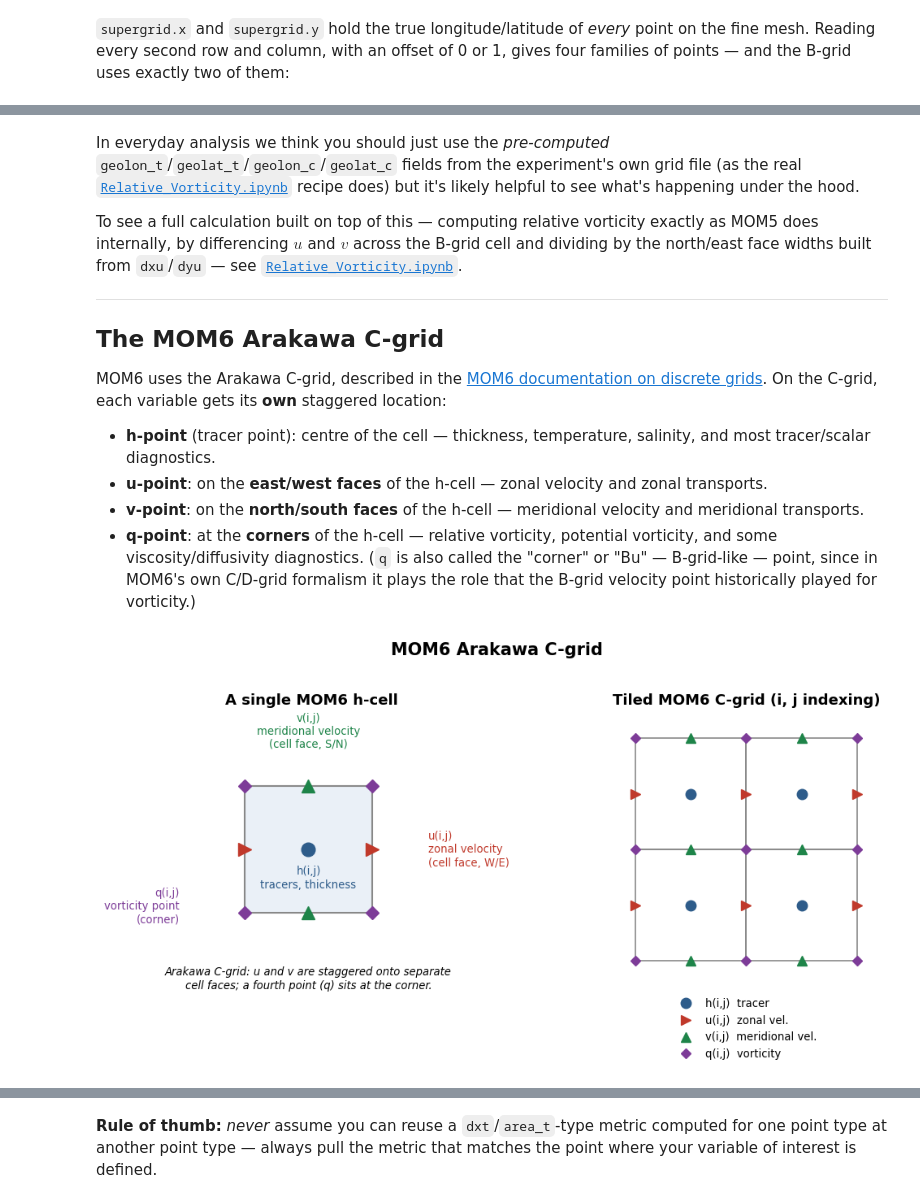
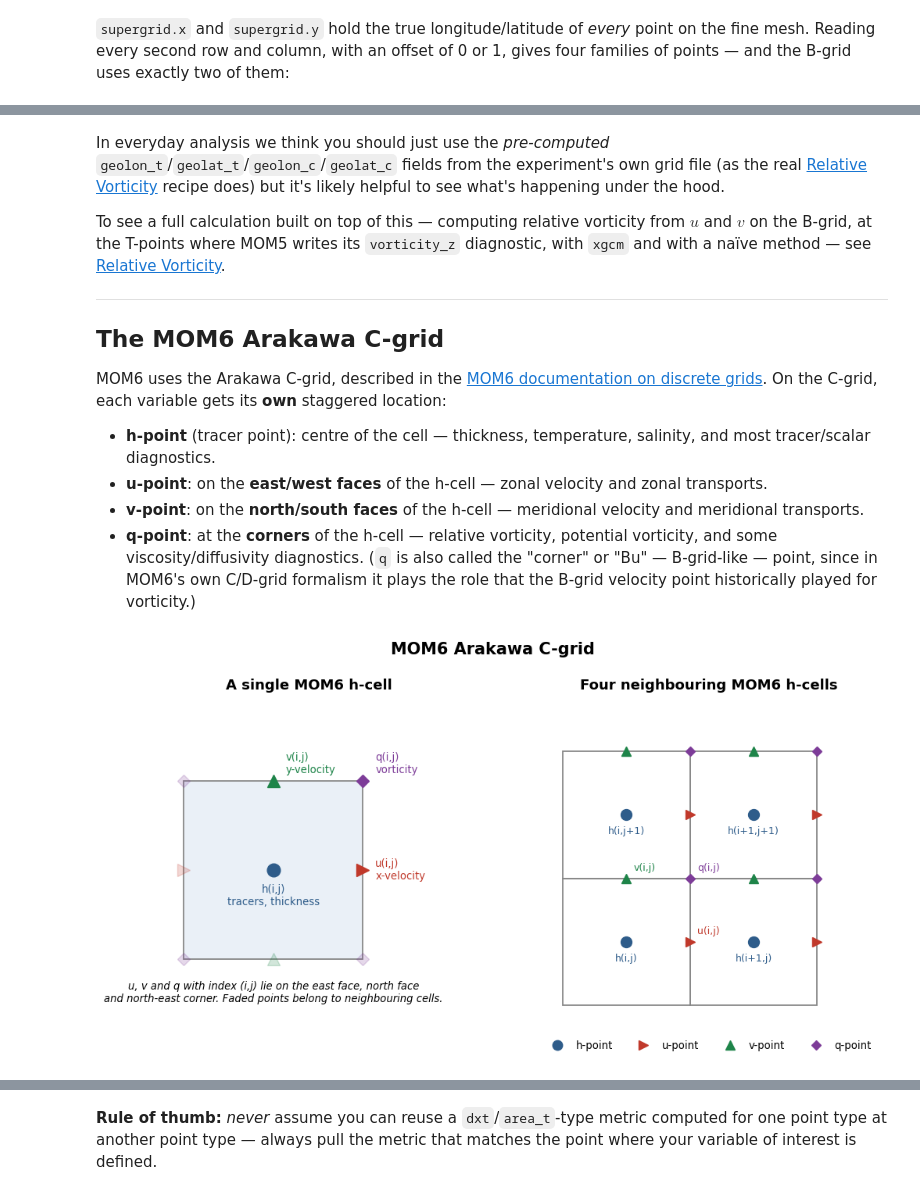
Before and after one commit to COSIMA/cosima-recipes, a Jupyter notebook: 01-Cooking-Tutorials/01-Basics/04-Understanding_MOM5_MOM6_grids.ipynb, the cells around one changed output, grey strips where cells are left out. Saved outputs shown, nothing was run; the diff lists cells and outputs as text; code cells hidden in the pictures.

```diff
--- a/01-Cooking-Tutorials/01-Basics/04-Understanding_MOM5_MOM6_grids.ipynb
+++ b/01-Cooking-Tutorials/01-Basics/04-Understanding_MOM5_MOM6_grids.ipynb
@@ -419,14 +263,13 @@ ax.legend();
 # %% [markdown]
 In everyday analysis we think you should just use the *pre-computed* `geolon_t`/`geolat_t`/`geolon_c`/`geolat_c`
 fields from the experiment's own grid file (as the real
-[`Relative_Vorticity.ipynb`](https://github.com/COSIMA/cosima-recipes/blob/main/03-Advanced-Recipes/Relative_Vorticity.ipynb)
+[Relative Vorticity](https://cosima-recipes.readthedocs.io/en/latest/03-Advanced-Recipes/Relative_Vorticity.html)
 recipe does) but it's likely helpful to see what's happening under the hood.
 
 To see a full calculation built on top of this — computing relative
-vorticity exactly as MOM5 does internally, by differencing $u$ and $v$
-across the B-grid cell and dividing by the north/east face widths built
-from `dxu`/`dyu` — see
-[`Relative_Vorticity.ipynb`](https://github.com/COSIMA/cosima-recipes/blob/main/03-Advanced-Recipes/Relative_Vorticity.ipynb).
+vorticity from $u$ and $v$ on the B-grid, at the T-points where MOM5 writes
+its `vorticity_z` diagnostic, with `xgcm` and with a naïve method — see
+[Relative Vorticity](https://cosima-recipes.readthedocs.io/en/latest/03-Advanced-Recipes/Relative_Vorticity.html).
 
 ---
 
@@ -448,76 +291,9 @@ On the C-grid, each variable gets its **own** staggered location:
   own C/D-grid formalism it plays the role that the B-grid velocity point
   historically played for vorticity.)
 # %%
-fig, axes = plt.subplots(1, 2, figsize=(11, 5.2))
-
-# --- Left panel: single h-cell with u, v on faces and q on corners ---
-ax = axes[0]
-setup_axes(ax, (-0.4, 1.45), (-0.55, 1.55), "A single MOM6 h-cell")
-
-rect = mpatches.Rectangle((0, 0), 1, 1, fill=True, facecolor="#EAF0F7",
-                           edgecolor=GRID_COLOR, linewidth=1.5)
-ax.add_patch(rect)
-
-ax.plot(0.5, 0.5, "o", color=T_COLOR, markersize=12, zorder=5)
-ax.annotate("h(i,j)\ntracers, thickness", (0.5, 0.5),
-            textcoords="offset points", xytext=(0, -34),
-            ha="center", fontsize=9.5, color=T_COLOR)
-
-for x in [0, 1]:
-    ax.plot(x, 0.5, ">", color=U_COLOR, markersize=11, zorder=5)
-ax.annotate("u(i,j)\nzonal velocity\n(cell face, W/E)", (1, 0.5),
-            textcoords="offset points", xytext=(50, 0),
-            ha="left", va="center", fontsize=9.5, color=U_COLOR)
-
-for y in [0, 1]:
-    ax.plot(0.5, y, "^", color=V_COLOR, markersize=11, zorder=5)
-ax.annotate("v(i,j)\nmeridional velocity\n(cell face, S/N)", (0.5, 1),
-            textcoords="offset points", xytext=(0, 34),
-            ha="center", fontsize=9.5, color=V_COLOR)
-
-for (x, y) in [(0, 0), (1, 0), (0, 1), (1, 1)]:
-    ax.plot(x, y, "D", color=Q_COLOR, markersize=8, zorder=5)
-ax.annotate("q(i,j)\nvorticity point\n(corner)", (0, 0),
-            textcoords="offset points", xytext=(-58, 6),
-            ha="right", va="center", fontsize=9.5, color=Q_COLOR)
-
-ax.text(0.5, -0.42, "Arakawa C-grid: u and v are staggered onto separate\n"
-                     "cell faces; a fourth point (q) sits at the corner.",
-        ha="center", va="top", fontsize=9.5, style="italic")
-
-# --- Right panel: tiled C-grid ---
-ax = axes[1]
-setup_axes(ax, (-0.2, 2.2), (-0.2, 2.2), "Tiled MOM6 C-grid (i, j indexing)")
-
-for i in range(2):
-    for j in range(2):
-        rect = mpatches.Rectangle((i, j), 1, 1, fill=False,
-                                   edgecolor=GRID_COLOR, linewidth=1.2)
-        ax.add_patch(rect)
-        ax.plot(i + 0.5, j + 0.5, "o", color=T_COLOR, markersize=9, zorder=5)
-
-for i in range(3):
-    for j in range(2):
-        ax.plot(i, j + 0.5, ">", color=U_COLOR, markersize=9, zorder=5)
-for i in range(2):
-    for j in range(3):
-        ax.plot(i + 0.5, j, "^", color=V_COLOR, markersize=9, zorder=5)
-for i in range(3):
-    for j in range(3):
-        ax.plot(i, j, "D", color=Q_COLOR, markersize=6.5, zorder=5)
-
-ax.plot([], [], "o", color=T_COLOR, markersize=9, label="h(i,j)  tracer")
-ax.plot([], [], ">", color=U_COLOR, markersize=9, label="u(i,j)  zonal vel.")
-ax.plot([], [], "^", color=V_COLOR, markersize=9, label="v(i,j)  meridional vel.")
-ax.plot([], [], "D", color=Q_COLOR, markersize=6.5, label="q(i,j)  vorticity")
-ax.legend(loc="upper center", bbox_to_anchor=(0.5, -0.02), ncol=1,
-          frameon=False, fontsize=9.5)
-
-fig.suptitle("MOM6 Arakawa C-grid", fontsize=15, fontweight="bold", y=1.02)
-fig.tight_layout()
-plt.show()
+grid_schematics.cgrid_cells()
 # %% [output]
-[figure, old version]
+[figure, new version]
 # %% [markdown]
 **Key point:** on the C-grid, $u$ and $v$ live at *different* locations —
 each offset from the tracer point by only *half* a grid cell, in only
```
Also changed, not shown: parts of 17 cells of this notebook, 1 other file.
